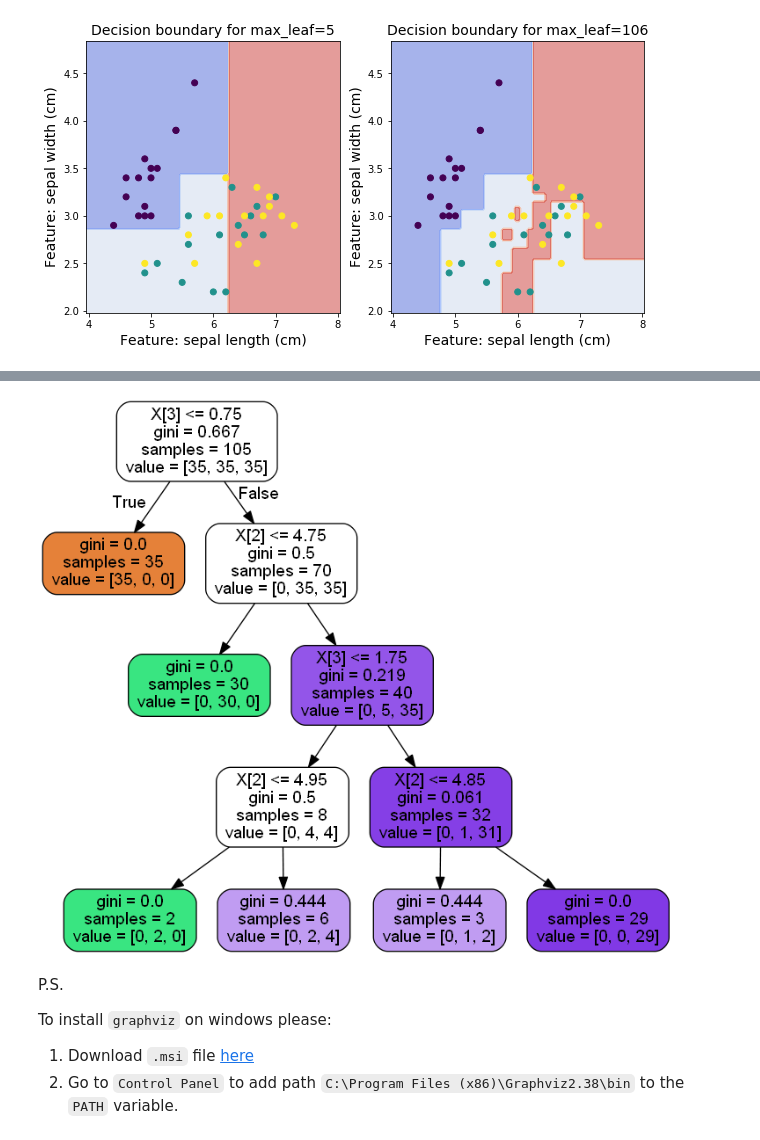
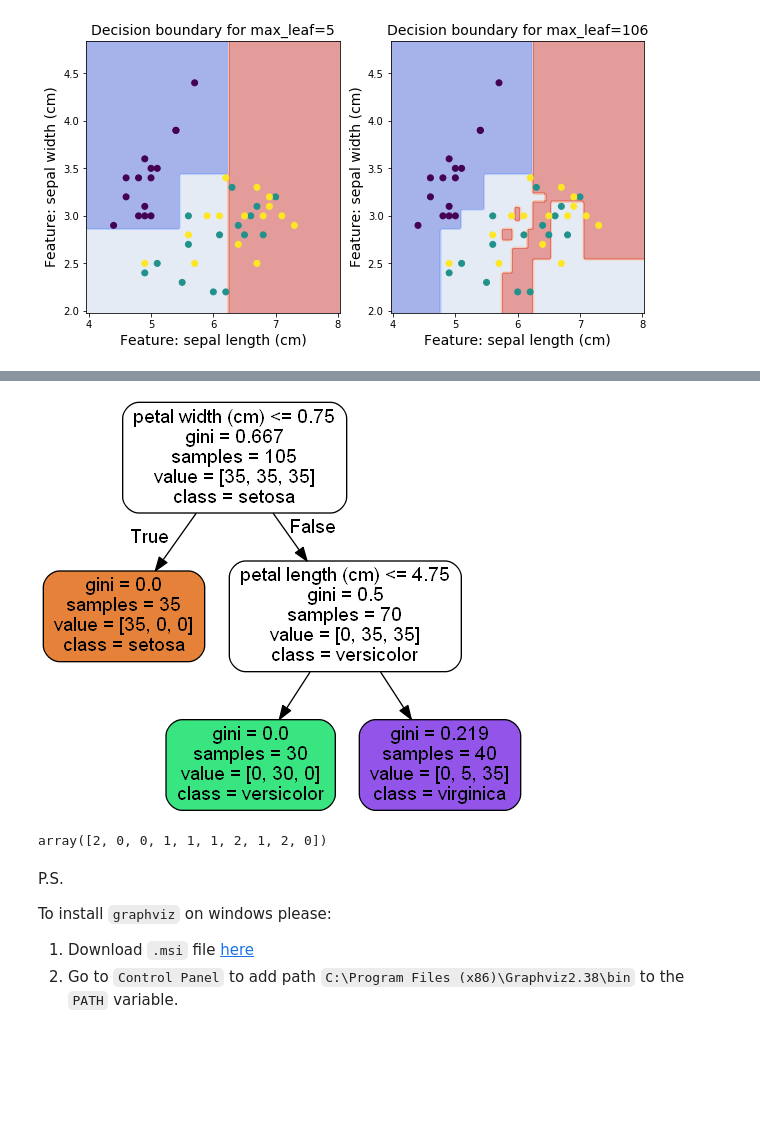
Before and after one commit to ZakharovAleksey/Study, a Jupyter notebook: Machine Learning/Yandex_specialization/trees.ipynb, the cells around one changed output, grey strips where cells are left out. Cells and saved outputs as stored; diff of their text form; code cells hidden in the pictures; blank space fills up the shorter version.

```diff
--- a/Machine Learning/Yandex_specialization/trees.ipynb
+++ b/Machine Learning/Yandex_specialization/trees.ipynb
@@ -257,7 +350,7 @@ X_train, X_test, y_train, y_test = train_test_split(
     X, y, test_size=0.3, shuffle=True, stratify=y, random_state=1
 )
 
-dtc = DTC(max_depth=4, criterion='gini', random_state=1)
+dtc = DTC(max_depth=2, criterion='gini', random_state=1)
 dtc.fit(X_train, y_train)
 print('F1 micro = {0:.3f}'.format(f1_score(y_test, dtc.predict(X_test), average='micro')))
 # %% [output]
@@ -345,14 +358,18 @@ for ID, cur in enumerate(unique_feature[:-1]):
 # %%
 dot_data = StringIO()
 tree.export_graphviz(dtc, out_file=dot_data,
-#                      class_names=data.target_names,
-#                      feature_names=data.feature_names,
+                     class_names=data.target_names,
+                     feature_names=data.feature_names,
                      filled=True, rounded=True, label='all'
 )
 graph = pydotplus.graph_from_dot_data(dot_data.getvalue())
 Image(graph.create_png())
 # %% [output]
-[figure, old version]
+[figure, new version]
+# %%
+dtc.predict(X_test[:10, :])
+# %% [output]
+array([2, 0, 0, 1, 1, 1, 2, 1, 2, 0])
 # %% [markdown]
 P.S.
 
```
Also changed, not shown: parts of 14 cells of this notebook, 2 other files.
